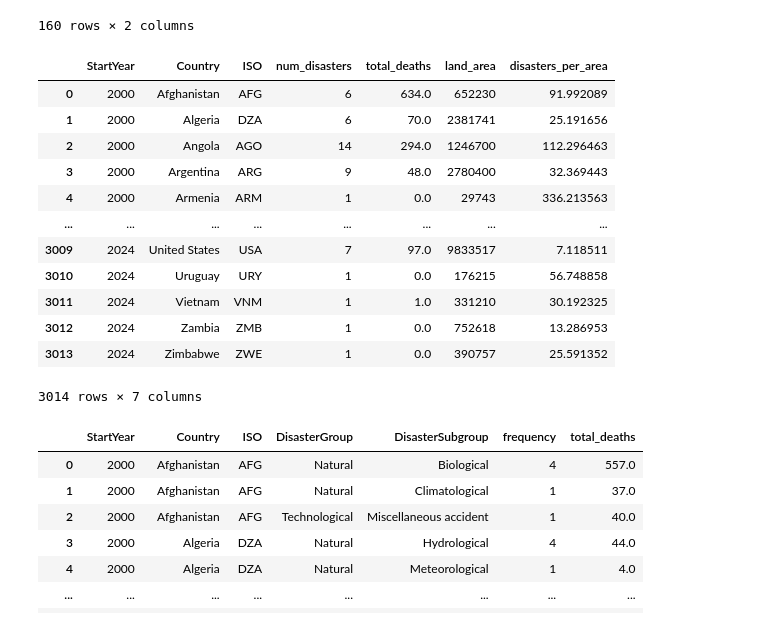
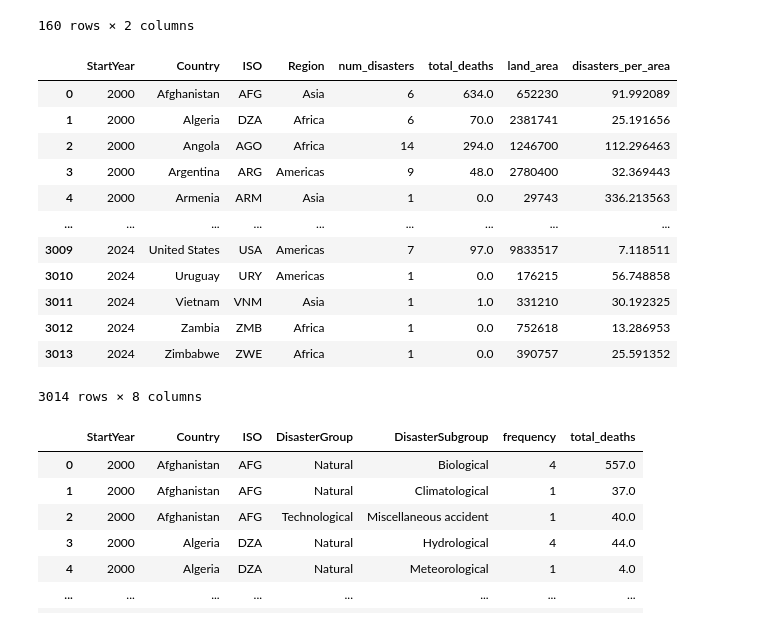
Before and after one commit to caparritos/INFOVIS-G22, a Jupyter notebook: src/satinize_dataset/sanitize.ipynb, the cells around one changed output. Cells and saved outputs as stored; diff of their text form; code cells hidden in the pictures.

Commit message:
add region to disasters_per_country dataset and change no data tooltip for map

```diff
--- a/src/satinize_dataset/sanitize.ipynb
+++ b/src/satinize_dataset/sanitize.ipynb
@@ -213,38 +213,38 @@ country_data.to_csv('country_data_processed.csv', index=False, mode='w', encodin
 # %%
 # create a new DataFrame with the number of disasters and deaths per year per contry, region and subregion and save it to a new CSV file
 # Group by Year, Country, Region, and Subregion and calculate the number of disasters and total deaths
-disasters_per_country = emdat_disasters_df.groupby(['StartYear', 'Country', 'ISO']).agg(
+disasters_per_country = emdat_disasters_df.groupby(['StartYear', 'Country', 'ISO', 'Region']).agg(
     num_disasters=('DisNo', 'count'),
     total_deaths=('TotalDeaths', 'sum')
 ).reset_index()
 
 # Merge the new DataFrame with the country_data DataFrame to add the Land Area(Km2) column
 disasters_per_country = pd.merge(disasters_per_country, country_data, on='Country')
 
 #Calculating the number of disasters per area
 disasters_per_country['disasters_per_area'] = (disasters_per_country['num_disasters'] / disasters_per_country['land_area']) * 10**7
 
 
 # Save the new DataFrame to a CSV file
 disasters_per_country.to_csv(
     "pre-processing/disasters_per_country.csv", index=False, mode="w", encoding="utf-8"
 )
 
 disasters_per_country
 # %% [output]
-|  | StartYear | Country | ISO | num_disasters | total_deaths | land_area | disasters_per_area |
-| 0 | 2000 | Afghanistan | AFG | 6 | 634.0 | 652230 | 91.992089 |
-| 1 | 2000 | Algeria | DZA | 6 | 70.0 | 2381741 | 25.191656 |
-| 2 | 2000 | Angola | AGO | 14 | 294.0 | 1246700 | 112.296463 |
-| 3 | 2000 | Argentina | ARG | 9 | 48.0 | 2780400 | 32.369443 |
-| 4 | 2000 | Armenia | ARM | 1 | 0.0 | 29743 | 336.213563 |
-| ... | ... | ... | ... | ... | ... | ... | ... |
-| 3009 | 2024 | United States | USA | 7 | 97.0 | 9833517 | 7.118511 |
-| 3010 | 2024 | Uruguay | URY | 1 | 0.0 | 176215 | 56.748858 |
-| 3011 | 2024 | Vietnam | VNM | 1 | 1.0 | 331210 | 30.192325 |
-| 3012 | 2024 | Zambia | ZMB | 1 | 0.0 | 752618 | 13.286953 |
-| 3013 | 2024 | Zimbabwe | ZWE | 1 | 0.0 | 390757 | 25.591352 |
+|  | StartYear | Country | ISO | Region | num_disasters | total_deaths | land_area | disasters_per_area |
+| 0 | 2000 | Afghanistan | AFG | Asia | 6 | 634.0 | 652230 | 91.992089 |
+| 1 | 2000 | Algeria | DZA | Africa | 6 | 70.0 | 2381741 | 25.191656 |
+| 2 | 2000 | Angola | AGO | Africa | 14 | 294.0 | 1246700 | 112.296463 |
+| 3 | 2000 | Argentina | ARG | Americas | 9 | 48.0 | 2780400 | 32.369443 |
+| 4 | 2000 | Armenia | ARM | Asia | 1 | 0.0 | 29743 | 336.213563 |
+| ... | ... | ... | ... | ... | ... | ... | ... | ... |
+| 3009 | 2024 | United States | USA | Americas | 7 | 97.0 | 9833517 | 7.118511 |
+| 3010 | 2024 | Uruguay | URY | Americas | 1 | 0.0 | 176215 | 56.748858 |
+| 3011 | 2024 | Vietnam | VNM | Asia | 1 | 1.0 | 331210 | 30.192325 |
+| 3012 | 2024 | Zambia | ZMB | Africa | 1 | 0.0 | 752618 | 13.286953 |
+| 3013 | 2024 | Zimbabwe | ZWE | Africa | 1 | 0.0 | 390757 | 25.591352 |
-3014 rows × 7 columns
+3014 rows × 8 columns
 # %%
 # Group by Year, Country, and DisasterSubgroup and calculate the frequency of each disaster subgroup
 disaster_subgroup_frequency = emdat_disasters_df.groupby(['StartYear', 'Country', 'ISO', 'DisasterGroup', 'DisasterSubgroup']).size().reset_index(name='frequency')
```
Also changed, not shown: 2 other files.
